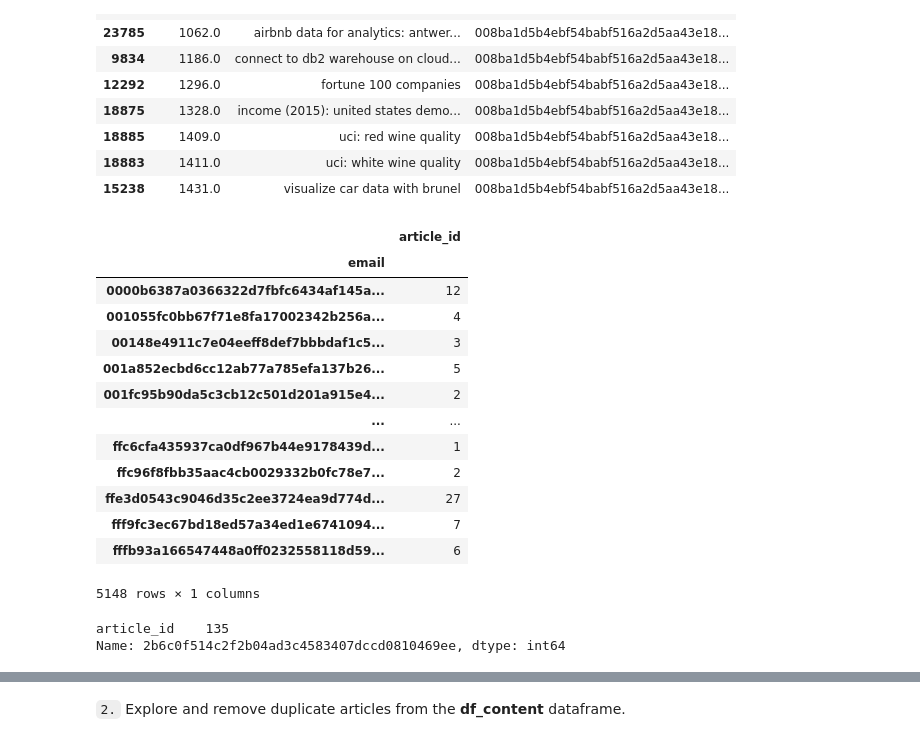
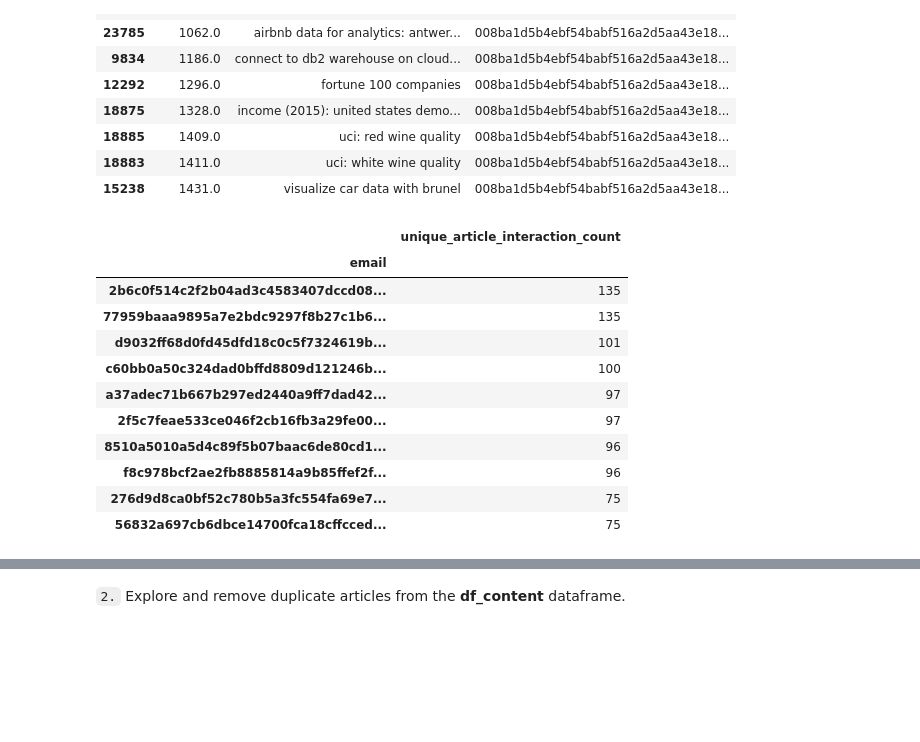
Before and after one commit to hen-wg/udacity_recommendation_engine, a Jupyter notebook: Recommendations_with_IBM.ipynb, the cells around one changed output, grey strips where cells are left out. Drawn from its saved outputs; the diff is of its cells as text; code cells hidden in the pictures; blank space fills up the shorter version.

```diff
--- a/Recommendations_with_IBM.ipynb
+++ b/Recommendations_with_IBM.ipynb
@@ -309,28 +309,19 @@ group_by_user_obj.get_group('008ba1d5b4ebf54babf516a2d5aa43e184865da5').sort_val
 # %%
 # get the count of the number of unique articles per email
 # convert to dataframe
 df_user_article_unique_count = df.groupby('email').nunique()['article_id'].sort_values(ascending=False).to_frame()
-# sort by index
-df_user_article_unique_count.sort_index(inplace=True)
-df_user_article_unique_count
+df_user_article_unique_count.rename(columns={'article_id':'unique_article_interaction_count'}, inplace=True)
+df_user_article_unique_count.head(10)
 # %% [output]
-|  | article_id |
+|  | unique_article_interaction_count |
 | email |  |
-| 0000b6387a0366322d7fbfc6434af145a... | 12 |
-| 001055fc0bb67f71e8fa17002342b256a... | 4 |
-| 00148e4911c7e04eeff8def7bbbdaf1c5... | 3 |
-| 001a852ecbd6cc12ab77a785efa137b26... | 5 |
-| 001fc95b90da5c3cb12c501d201a915e4... | 2 |
-| ... | ... |
-| ffc6cfa435937ca0df967b44e9178439d... | 1 |
-| ffc96f8fbb35aac4cb0029332b0fc78e7... | 2 |
-| ffe3d0543c9046d35c2ee3724ea9d774d... | 27 |
-| fff9fc3ec67bd18ed57a34ed1e6741094... | 7 |
-| fffb93a166547448a0ff0232558118d59... | 6 |
+| 2b6c0f514c2f2b04ad3c4583407dccd08... | 135 |
+| 77959baaa9895a7e2bdc9297f8b27c1b6... | 135 |
+| d9032ff68d0fd45dfd18c0c5f7324619b... | 101 |
+| c60bb0a50c324dad0bffd8809d121246b... | 100 |
+| a37adec71b667b297ed2440a9ff7dad42... | 97 |
+| 2f5c7feae533ce046f2cb16fb3a29fe00... | 97 |
+| 8510a5010a5d4c89f5b07baac6de80cd1... | 96 |
+| f8c978bcf2ae2fb8885814a9b85ffef2f... | 96 |
+| 276d9d8ca0bf52c780b5a3fc554fa69e7... | 75 |
+| 56832a697cb6dbce14700fca18cffcced... | 75 |
-5148 rows × 1 columns
-# %%
-# 2b6c0f514c2f2b04ad3c4583407dccd0810469ee df_user_article_unique_count where index is 2b6c0f514c2f2b04ad3c4583407dccd0810469ee
-df_user_article_unique_count.loc['2b6c0f514c2f2b04ad3c4583407dccd0810469ee']
-# %% [output]
-article_id    135
-Name: 2b6c0f514c2f2b04ad3c4583407dccd0810469ee, dtype: int64
```
Also changed, not shown: parts of 25 cells of this notebook.
